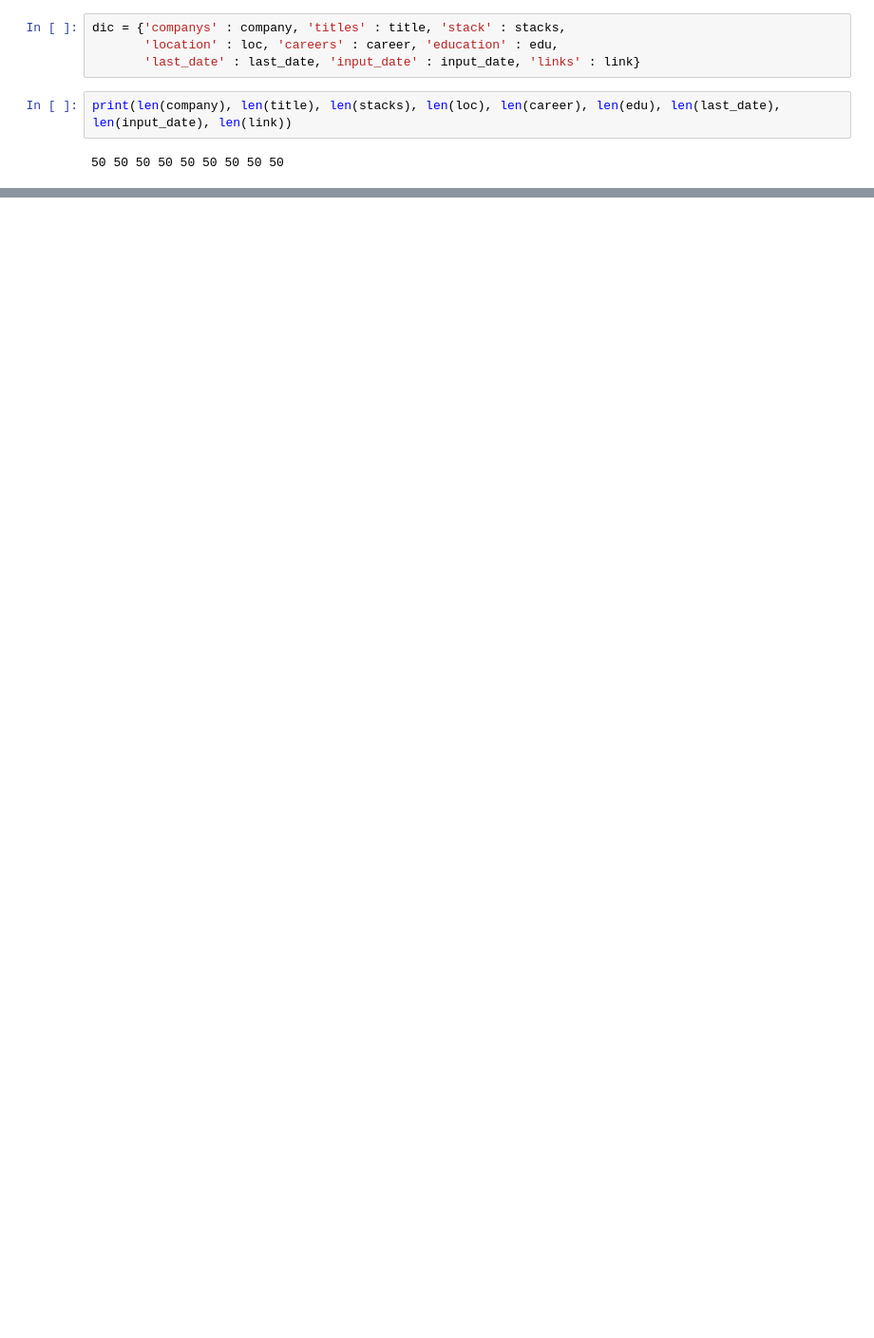
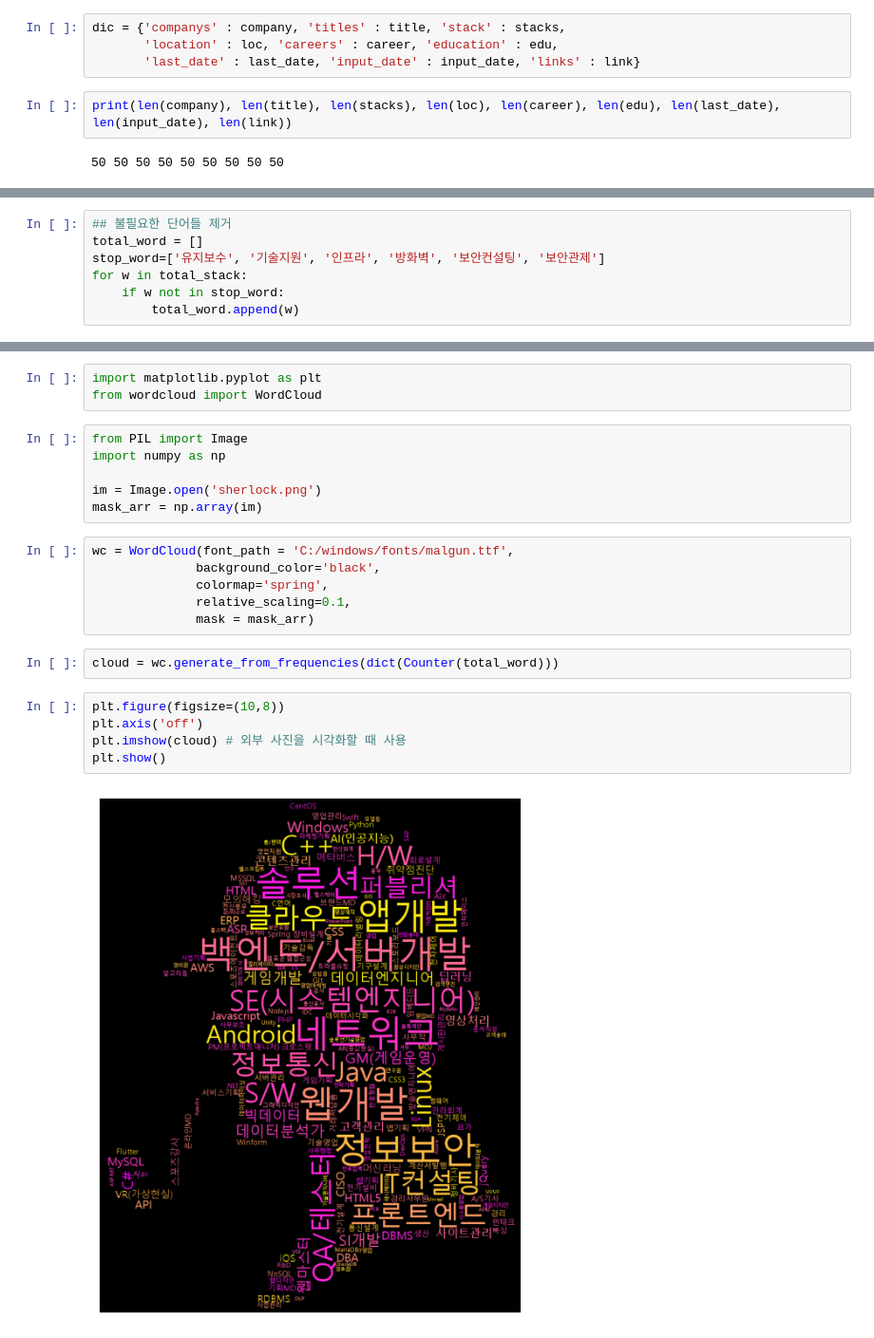
Before and after one commit to Eleemon98/Colaboratory, a Jupyter notebook: 0305_saramin.ipynb, the cells around one changed output, grey strips where cells are left out. Shown at 95% size. Cells and saved outputs as stored; diff of their text form; blank space fills up the shorter version.

```diff
--- a/0305_saramin.ipynb
+++ b/0305_saramin.ipynb
@@ -123,0 +284,7 @@ df.to_excel('사람인_채용공고.xlsx', index=False)
+# %%
+## 불필요한 단어들 제거
+total_word = []
+stop_word=['유지보수', '기술지원', '인프라', '방화벽', '보안컨설팅', '보안관제']
+for w in total_stack:
+    if w not in stop_word:
+        total_word.append(w)
@@ -123,0 +335,24 @@ df.to_excel('사람인_채용공고.xlsx', index=False)
+# %%
+import matplotlib.pyplot as plt
+from wordcloud import WordCloud
+# %%
+from PIL import Image
+import numpy as np
+
+im = Image.open('sherlock.png')
+mask_arr = np.array(im)
+# %%
+wc = WordCloud(font_path = 'C:/windows/fonts/malgun.ttf',
+              background_color='black',
+              colormap='spring',
+              relative_scaling=0.1,
+              mask = mask_arr)
+# %%
+cloud = wc.generate_from_frequencies(dict(Counter(total_word)))
+# %%
+plt.figure(figsize=(10,8))
+plt.axis('off')
+plt.imshow(cloud) # 외부 사진을 시각화할 때 사용
+plt.show()
+# %% [output]
+[figure, added]
```
Also changed, not shown: parts of 20 cells of this notebook.
